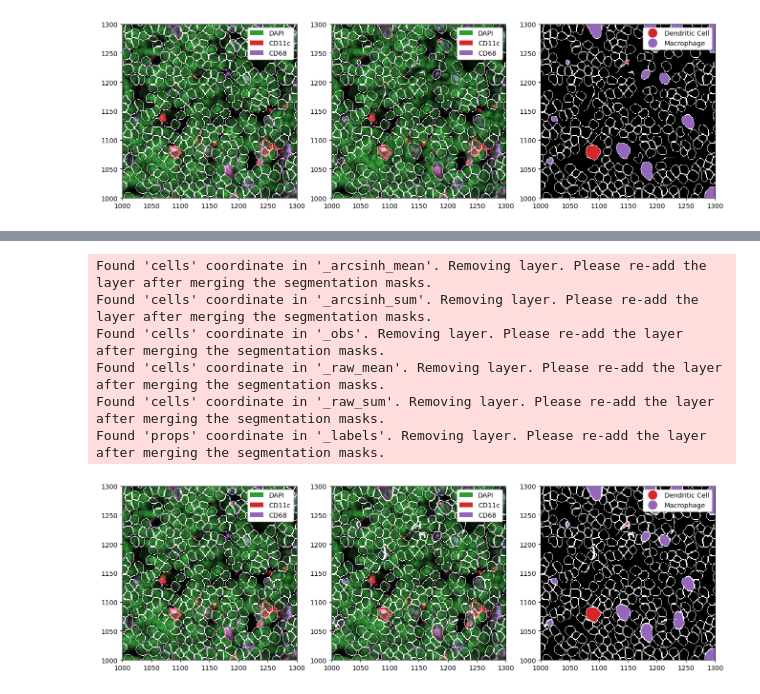
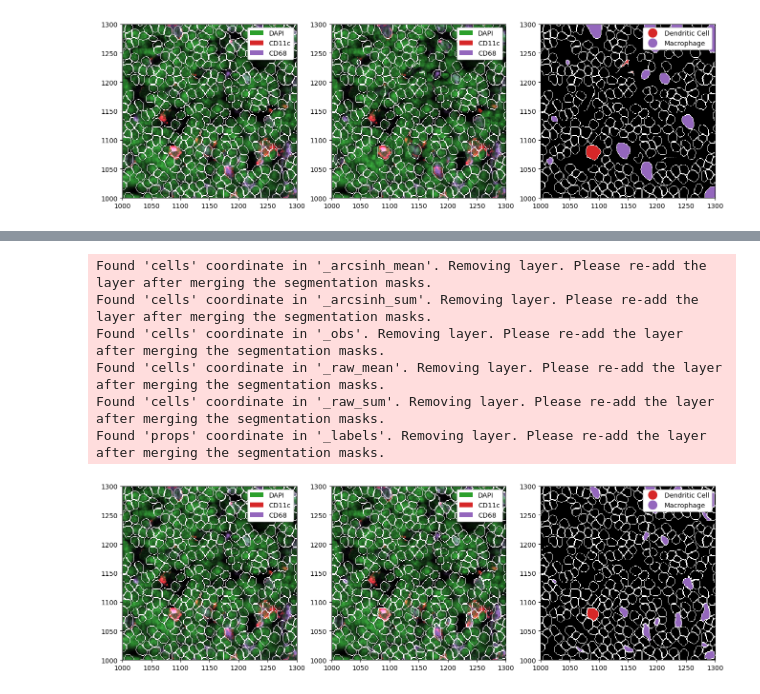
Before and after one commit to sagar87/spatialproteomics, a Jupyter notebook: docs/notebooks/Segmentation.ipynb, the cells around one changed output, grey strips where cells are left out. Saved outputs shown, nothing was run; the diff lists cells and outputs as text; code cells hidden in the pictures.

```diff
--- a/docs/notebooks/Segmentation.ipynb
+++ b/docs/notebooks/Segmentation.ipynb
@@ -92,0 +92,3 @@ Alternatively, let us try to merge with a lower cutoff. This will keep cells whi
+# %%
+# segmenting on CD11c (dendritic cells) and CD68 (macrophages) and getting the result as a numpy array
+new_segmentations = ds.ext.cellpose(channels=['CD11c', 'CD68'], cellprob_threshold=5.0, flow_threshold=0.4, return_xarray=False)
@@ -93,27 +130,26 @@ Alternatively, let us try to merge with a lower cutoff. This will keep cells whi
 # %%
 # merging the segmentation masks
 merged_ds_2 = ds.pp.merge_segmentation(new_segmentations, labels=['Dendritic Cell', 'Macrophage'], threshold=0.6)
 
 fig, ax = plt.subplots(1, 3, figsize=(16, 8))
 
 # adding colors to match the channel colors
-merged_ds_2 = merged_ds_2.la.set_label_color('Dendritic Cell', 'C3')
-merged_ds_2 = merged_ds_2.la.set_label_color('Macrophage', 'C4')
+merged_ds_2 = merged_ds_2.la.set_label_colors(['Dendritic Cell', 'Macrophage'], ['C3', 'C4'])
 
 # original masks
 _ = ds.pp[['DAPI', 'CD11c', 'CD68']].pl.colorize(colors=['C2', 'C3', 'C4']).pl.imshow(render_segmentation=True, legend_background=True, ax=ax[0])
 
 # merged masks
 _ = merged_ds_2.pp[['DAPI', 'CD11c', 'CD68']].pl.colorize(colors=['C2', 'C3', 'C4']).pl.imshow(render_segmentation=True, legend_background=True, ax=ax[1])
 _ = merged_ds_2.pl.imshow(render_intensities=False, render_segmentation=True, render_labels=True, legend_label=True, ax=ax[2])
 # %% [output]
 Found 'cells' coordinate in '_arcsinh_mean'. Removing layer. Please re-add the layer after merging the segmentation masks.
 Found 'cells' coordinate in '_arcsinh_sum'. Removing layer. Please re-add the layer after merging the segmentation masks.
 Found 'cells' coordinate in '_obs'. Removing layer. Please re-add the layer after merging the segmentation masks.
 Found 'cells' coordinate in '_raw_mean'. Removing layer. Please re-add the layer after merging the segmentation masks.
 Found 'cells' coordinate in '_raw_sum'. Removing layer. Please re-add the layer after merging the segmentation masks.
 Found 'props' coordinate in '_labels'. Removing layer. Please re-add the layer after merging the segmentation masks.
-[figure, old version]
+[figure, new version]
 # %%
 ct_dict = {
     "B": "PAX5",
```
Also changed, not shown: parts of 7 cells of this notebook, 1 other file.
